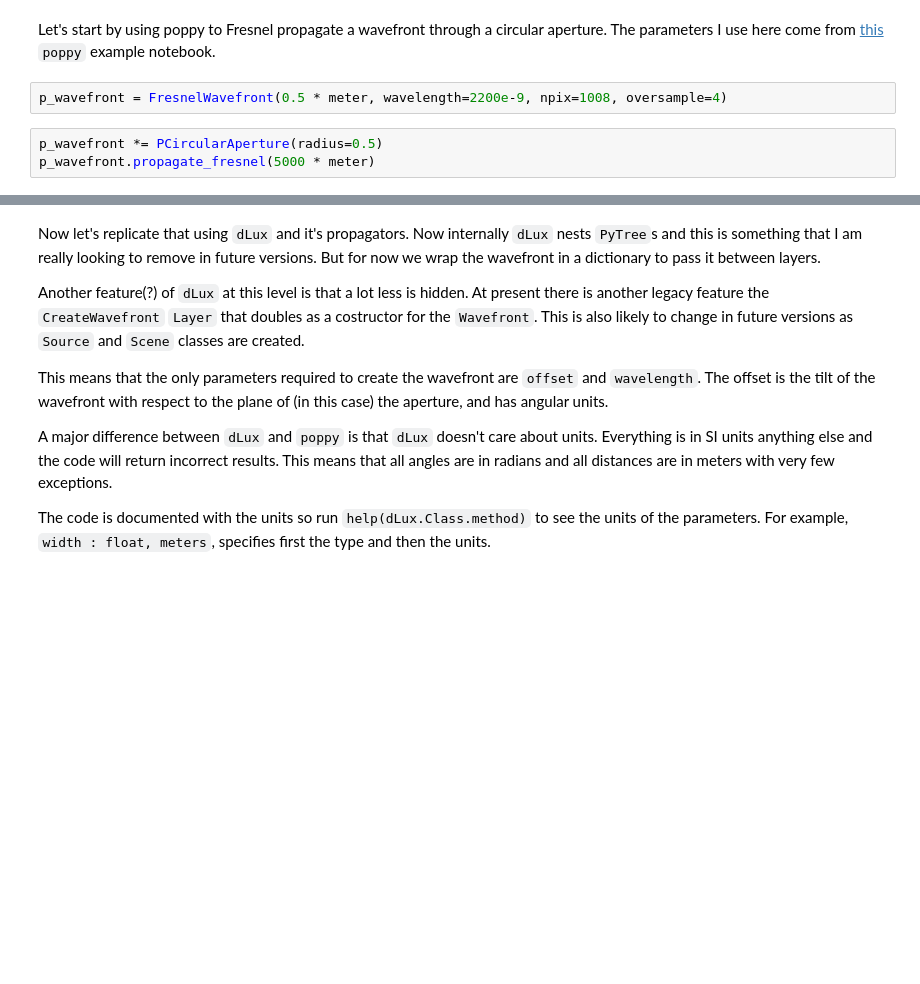
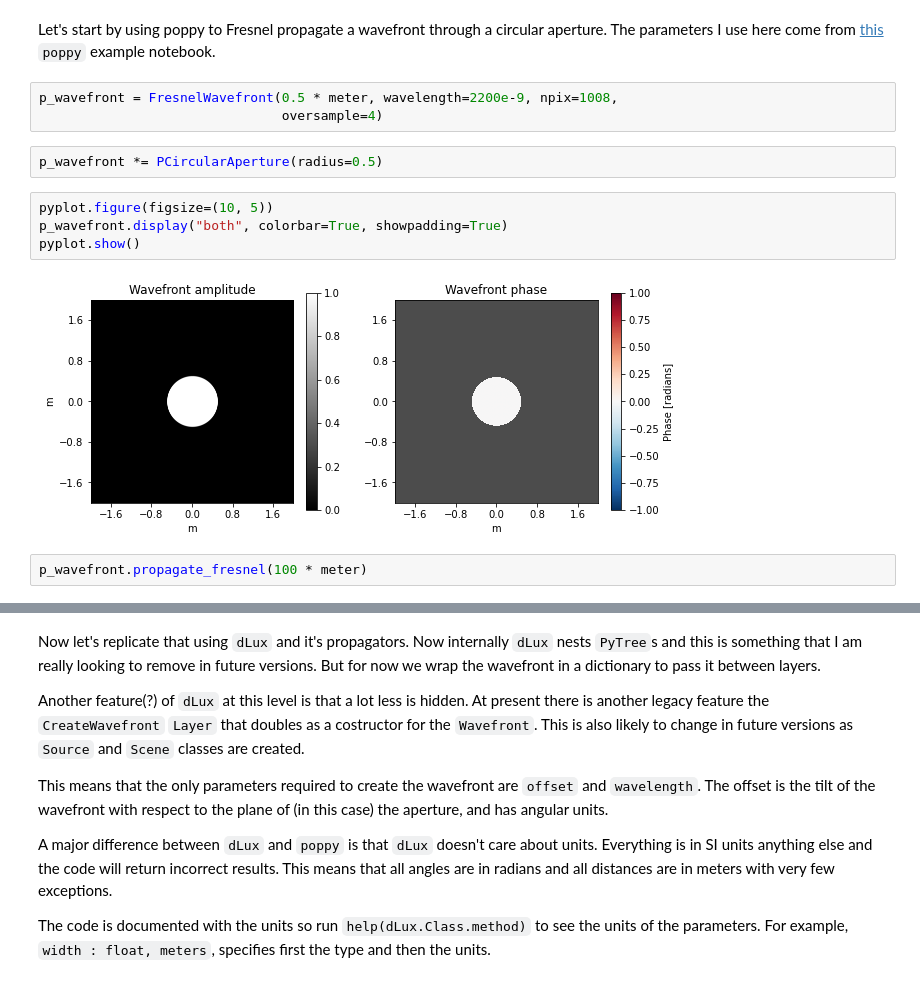
Before and after one commit to anand0xff/dLux, a Jupyter notebook: dLux/dev/FresnelExample.ipynb, the cells around one changed output, grey strips where cells are left out. Drawn from its saved outputs; the diff is of its cells as text; blank space fills up the shorter version.

```diff
--- a/dLux/dev/FresnelExample.ipynb
+++ b/dLux/dev/FresnelExample.ipynb
@@ -19,10 +19,18 @@ A general principle of `dLux` is to abstract mathematically as well as physicall
 # %% [markdown]
 Let's start by using poppy to Fresnel propagate a wavefront through a circular aperture. The parameters I use here come from [this](https://github.com/spacetelescope/poppy/blob/develop/notebooks/Fresnel_Propagation_Demo.ipynb) `poppy` example notebook.
 # %%
-p_wavefront = FresnelWavefront(0.5 * meter, wavelength=2200e-9, npix=1008, oversample=4)
+p_wavefront = FresnelWavefront(0.5 * meter, wavelength=2200e-9, npix=1008,
+                               oversample=4)
+# %%
+p_wavefront *= PCircularAperture(radius=0.5)
+# %%
+pyplot.figure(figsize=(10, 5))
+p_wavefront.display("both", colorbar=True, showpadding=True)
+pyplot.show()
+# %% [output]
+[figure, added]
 # %%
-p_wavefront *= PCircularAperture(radius=0.5)
-p_wavefront.propagate_fresnel(5000 * meter)
+p_wavefront.propagate_fresnel(100 * meter)
 # %%
 pyplot.figure(figsize=(10, 5))
 p_wavefront.display("both", colorbar=True, showpadding=True)
```
Also changed, not shown: parts of 1 cell of this notebook, 5 other files.
